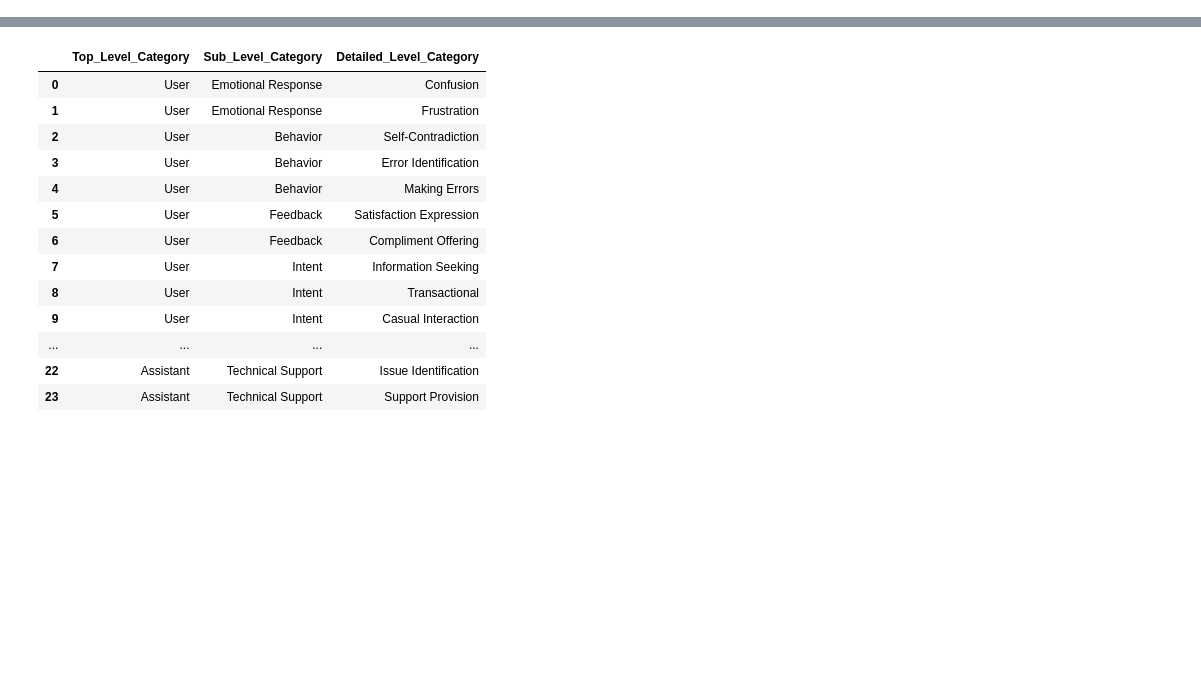
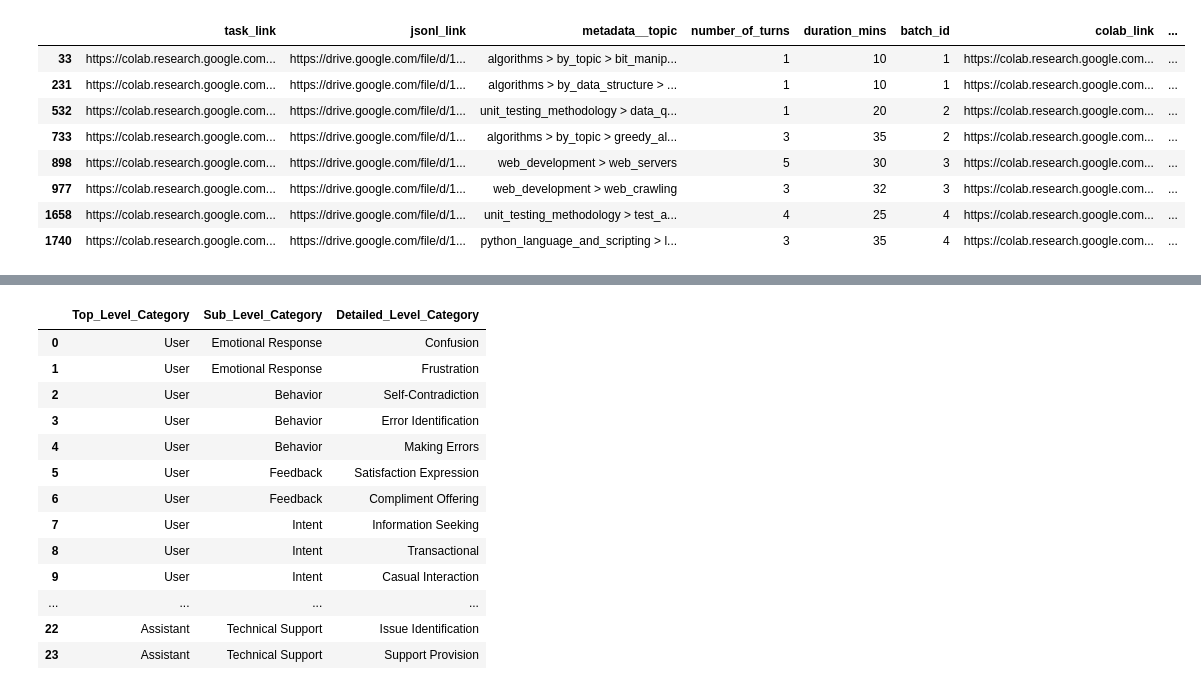
Before and after one commit to alexei-v-tu/character_tasks, a Jupyter notebook: operations/delivery/split_analytics/only_data_no_plots.ipynb, the cells around one changed output, grey strips where cells are left out. Cells and saved outputs as stored; diff of their text form; code cells hidden in the pictures; blank space fills up the shorter version.

```diff
--- a/operations/delivery/split_analytics/only_data_no_plots.ipynb
+++ b/operations/delivery/split_analytics/only_data_no_plots.ipynb
@@ -24,3 +1,12 @@ Filling out missing header...
+# %%
+import utils
+from jsonl_dump import download_parse_delivered_into_jsonl
+from utils import DATA_DIR
+LIMIT_ITEMS_TO_FIRST_N = 2 # None for full
+BATCH_IDS = [1,2,3,4]
+max_workers = 20
+# %%
+delivered4 = download_parse_delivered_into_jsonl(BATCH_IDS, no_work=False)
 # %%
 delivered_df = delivered4['delivered_df']
 conversations = delivered4['conversations']
@@ -34,0 +95,55 @@ from areas_of_focus import get_areas_of_focus_data_batch_conversations
+# %%
+import pandas as pd
+
+# Function to flatten the batch_results into a list of dictionaries
+def flatten_batch_results(batch_results):
+    flattened_data = []
+    for batch_id, analytics_types in batch_results.items():
+        for analytics_type, analytics_items in analytics_types.items():
+            for item in analytics_items:
+                item_data = {
+                    'batch_id': batch_id,
+                    'colab_link': item['colab_link'],
+                    analytics_type: {k: v for k, v in item.items() if k not in ['colab_link', 'id']}
+                }
+                flattened_data.append(item_data)
+    return flattened_data
+
+# Flatten the batch_results
+flattened_data = flatten_batch_results(batch_results)
+
+# Create a dataframe from the flattened data
+batch_results_df = pd.DataFrame(flattened_data)
+
+# Function to extend the delivered_df with analytics data
+def extend_delivered_df(delivered_df, batch_results_df):
+    for analytics_type in item_types:
+        analytics_df = batch_results_df[['batch_id', 'colab_link', analytics_type]].dropna()
+        # Merge on 'colab_link' and exclude 'batch_id' and 'colab_link' from the right dataframe
+        merged_df = delivered_df.merge(analytics_df, left_on='task_link', right_on='colab_link', how='left', suffixes=('', '_right'))
+        # Drop the '_right' columns after merging
+        for col in ['batch_id_right', 'colab_link_right']:
+            if col in merged_df.columns:
+                merged_df.drop(columns=[col], inplace=True)
+        delivered_df = merged_df
+    return delivered_df
+
+# Extend the delivered_df with the batch_results_df
+extended_delivered_df = extend_delivered_df(delivered_df, batch_results_df)
+
+# Filter the extended dataframe to show only rows with non-null analytics data
+filtered_extended_delivered_df = extended_delivered_df[
+    extended_delivered_df.filter(like='_data').notnull().any(axis=1)
+]
+
+filtered_extended_delivered_df
+# %% [output]
+|  | task_link | jsonl_link | metadata__topic | number_of_turns | duration_mins | batch_id | colab_link | ... |
+| 33 | https://colab.research.google.com... | https://drive.google.com/file/d/1... | algorithms > by_topic > bit_manip... | 1 | 10 | 1 | https://colab.research.google.com... | ... |
+| 231 | https://colab.research.google.com... | https://drive.google.com/file/d/1... | algorithms > by_data_structure > ... | 1 | 10 | 1 | https://colab.research.google.com... | ... |
+| 532 | https://colab.research.google.com... | https://drive.google.com/file/d/1... | unit_testing_methodology > data_q... | 1 | 20 | 2 | https://colab.research.google.com... | ... |
+| 733 | https://colab.research.google.com... | https://drive.google.com/file/d/1... | algorithms > by_topic > greedy_al... | 3 | 35 | 2 | https://colab.research.google.com... | ... |
+| 898 | https://colab.research.google.com... | https://drive.google.com/file/d/1... | web_development > web_servers | 5 | 30 | 3 | https://colab.research.google.com... | ... |
+| 977 | https://colab.research.google.com... | https://drive.google.com/file/d/1... | web_development > web_crawling | 3 | 32 | 3 | https://colab.research.google.com... | ... |
+| 1658 | https://colab.research.google.com... | https://drive.google.com/file/d/1... | unit_testing_methodology > test_a... | 4 | 25 | 4 | https://colab.research.google.com... | ... |
+| 1740 | https://colab.research.google.com... | https://drive.google.com/file/d/1... | python_language_and_scripting > l... | 3 | 35 | 4 | https://colab.research.google.com... | ... |
```
Also changed, not shown: parts of 18 cells of this notebook, 5 other files.
